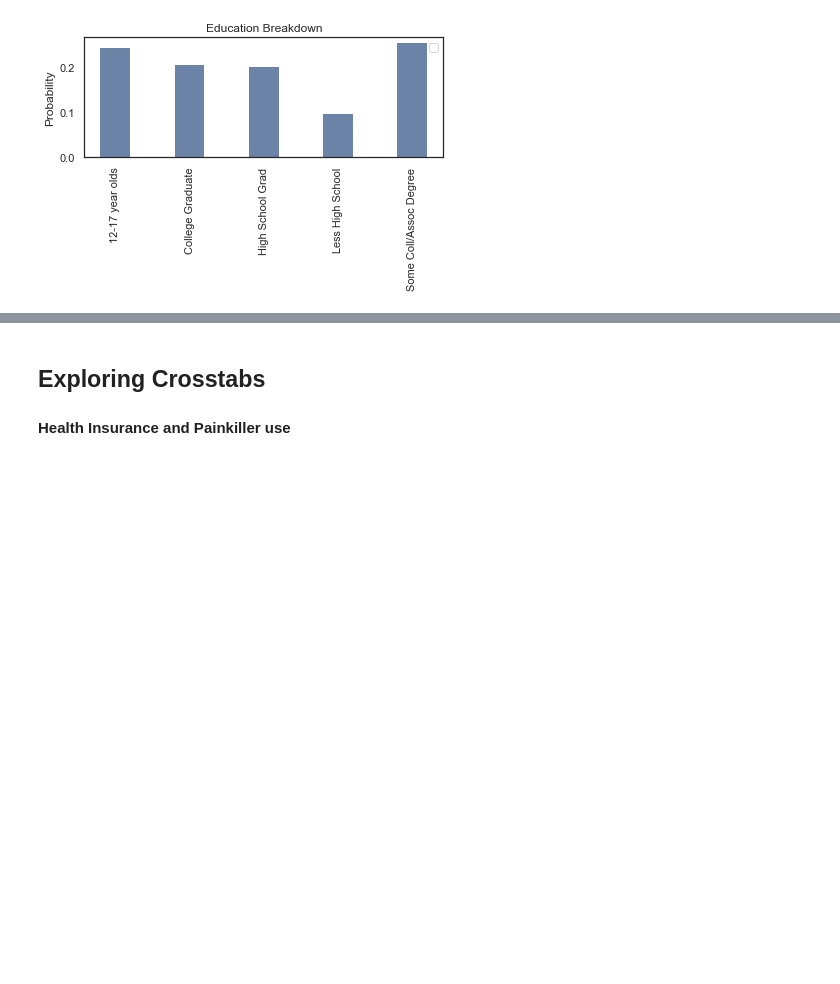
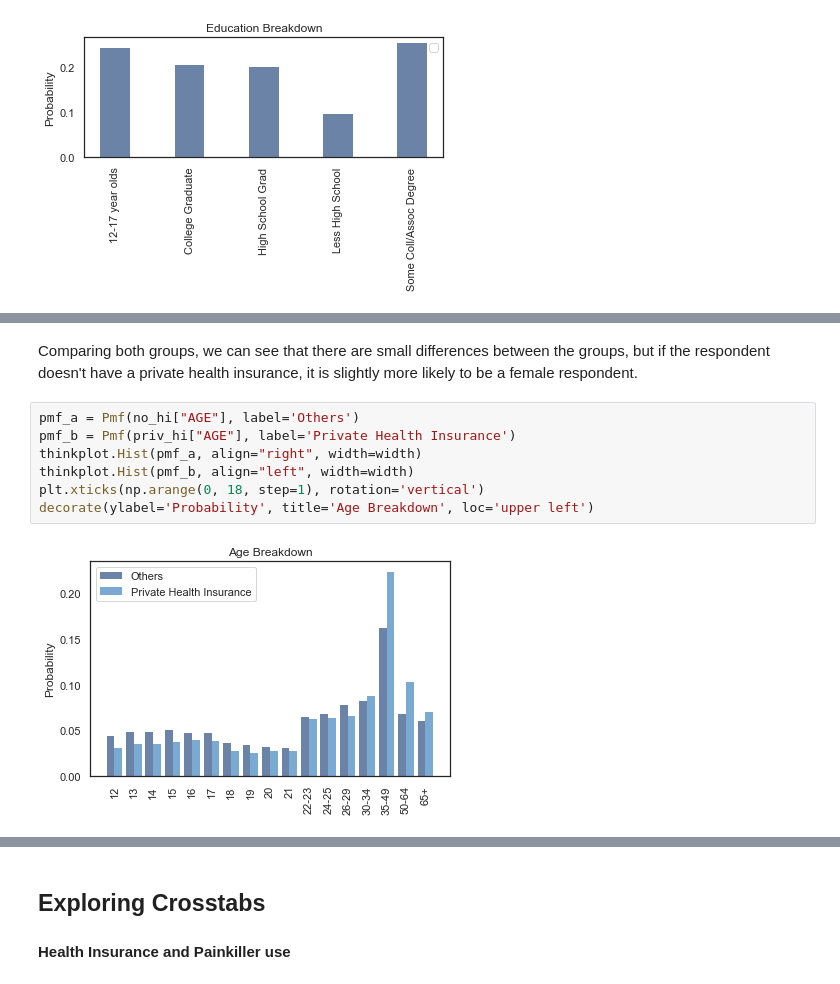
Before and after one commit to mhreid/OpioidsAndDemographics, a Jupyter notebook: project1/Opioids_and_Health_Insurance.ipynb, the cells around one changed output, grey strips where cells are left out. Cells and saved outputs as stored; diff of their text form; blank space fills up the shorter version.

```diff
--- a/project1/Opioids_and_Health_Insurance.ipynb
+++ b/project1/Opioids_and_Health_Insurance.ipynb
@@ -98,0 +156,11 @@ decorate(ylabel='Probability', title = 'Education Breakdown')
+# %% [markdown]
+Comparing both groups, we can see that there are small differences between the groups, but if the respondent doesn't have a private health insurance, it is slightly more likely to be a female respondent.
+# %%
+pmf_a = Pmf(no_hi["AGE"], label='Others')
+pmf_b = Pmf(priv_hi["AGE"], label='Private Health Insurance')
+thinkplot.Hist(pmf_a, align="right", width=width)
+thinkplot.Hist(pmf_b, align="left", width=width)
+plt.xticks(np.arange(0, 18, step=1), rotation='vertical')
+decorate(ylabel='Probability', title='Age Breakdown', loc='upper left')
+# %% [output]
+[figure, added]
```
Also changed, not shown: parts of 51 cells of this notebook, 2 other files.
